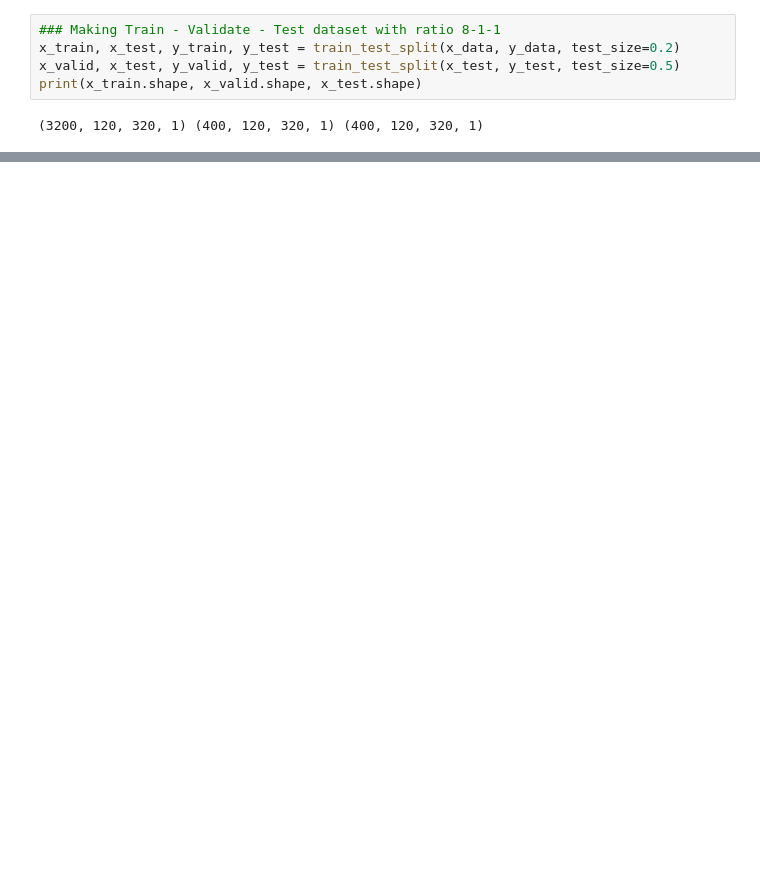
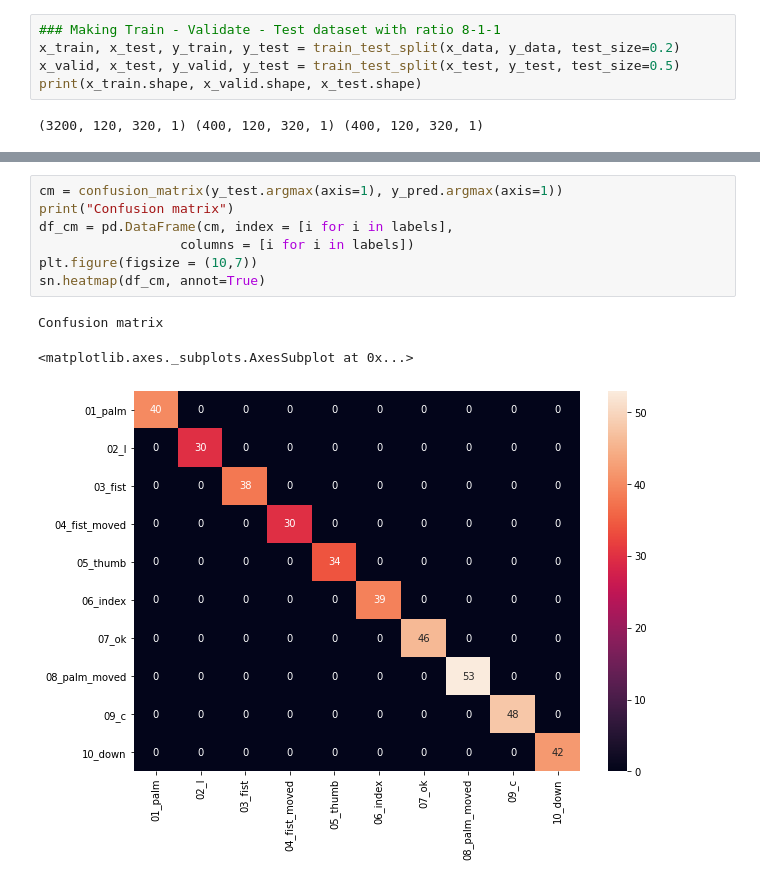
Before and after one commit to Minatozaki0911/HandSignDetection_BackgroundSubtraction, a Jupyter notebook: CV202.ipynb, the cells around one changed output, grey strips where cells are left out. Cells and saved outputs as stored; diff of their text form; blank space fills up the shorter version.

```diff
--- a/CV202.ipynb
+++ b/CV202.ipynb
@@ -270,0 +194,11 @@ Test data number 0
+# %%
+cm = confusion_matrix(y_test.argmax(axis=1), y_pred.argmax(axis=1))
+print("Confusion matrix")
+df_cm = pd.DataFrame(cm, index = [i for i in labels],
+                  columns = [i for i in labels])
+plt.figure(figsize = (10,7))
+sn.heatmap(df_cm, annot=True)
+# %% [output]
+Confusion matrix
+<matplotlib.axes._subplots.AxesSubplot at 0x...>
+[figure, added]
```
Also changed, not shown: parts of 18 cells of this notebook.
